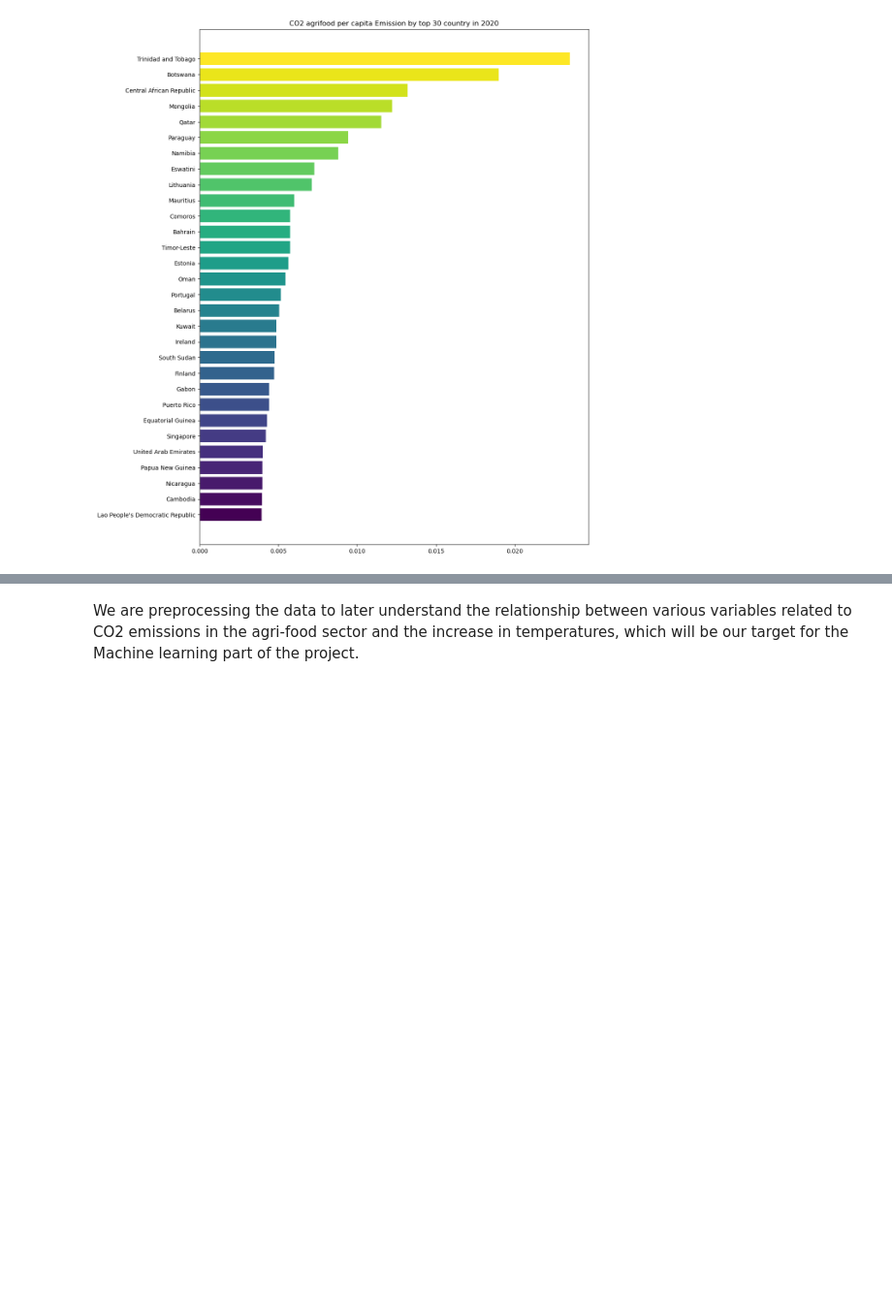
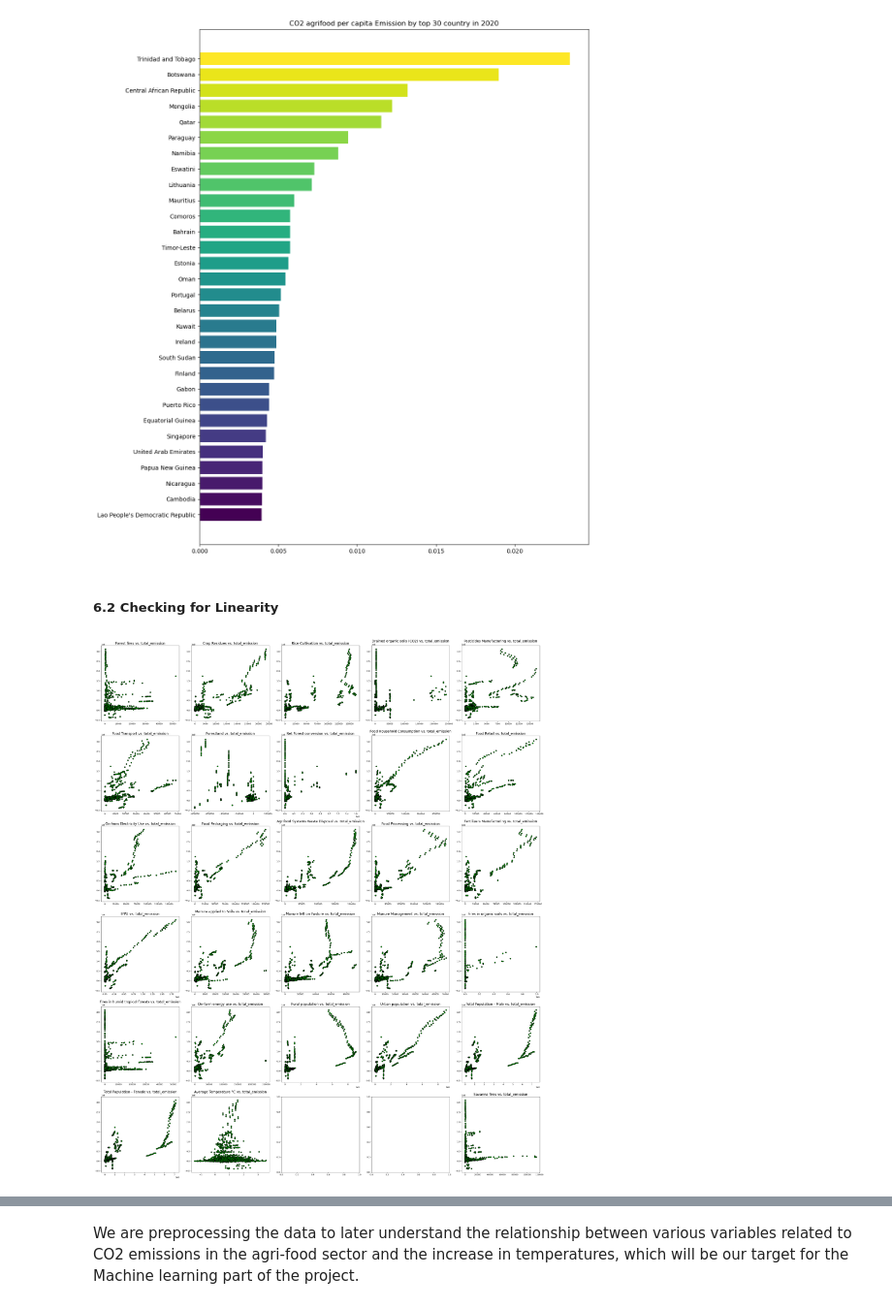
Before and after one commit to Mikateko0926/2401PTDS_Regression_Project, a Jupyter notebook: Regression Project CO2 emissions.ipynb, the cells around one changed output, grey strips where cells are left out. Shown at 97% size. Saved outputs shown, nothing was run; the diff lists cells and outputs as text; code cells hidden in the pictures; blank space fills up the shorter version.

```diff
--- a/Regression Project CO2 emissions.ipynb
+++ b/Regression Project CO2 emissions.ipynb
@@ -478,3 +448,21 @@ def percapita_emission(df,year, length = 30):
 percapita_emission(df, year=2020, length=30)
 # %% [output]
 [figure]
+# %% [markdown]
+##### 6.2 Checking for Linearity
+# %%
+fig, axs = plt.subplots(6,5, figsize=(30,36),)
+fig.subplots_adjust(hspace = 0.5, wspace=.2)
+axs = axs.ravel()
+
+
+df_copy_2 = df_copy.copy()
+df_copy_2 = df_copy_2.drop(['Year', 'Area', 'total_emission',],axis = 1)
+
+for index, column in enumerate(df_copy_2.columns):
+    axs[index-1].set_title("{} vs. total_emission".format(column),fontsize=16)
+    axs[index-1].scatter(x=df_copy_2[column],y=df_copy['total_emission'],color='green',edgecolor='k')
+
+fig.tight_layout(pad=1)
+# %% [output]
+[figure, added]
```
Also changed, not shown: parts of 18 cells of this notebook.
